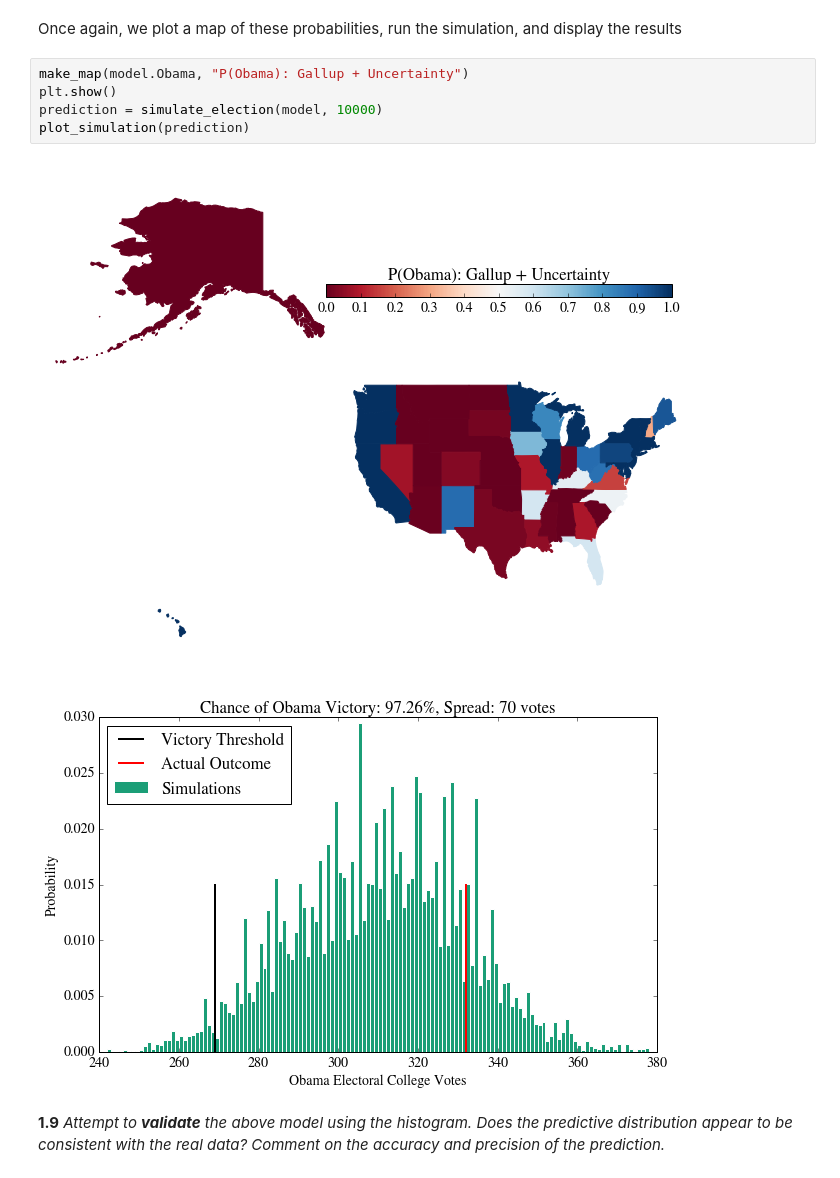
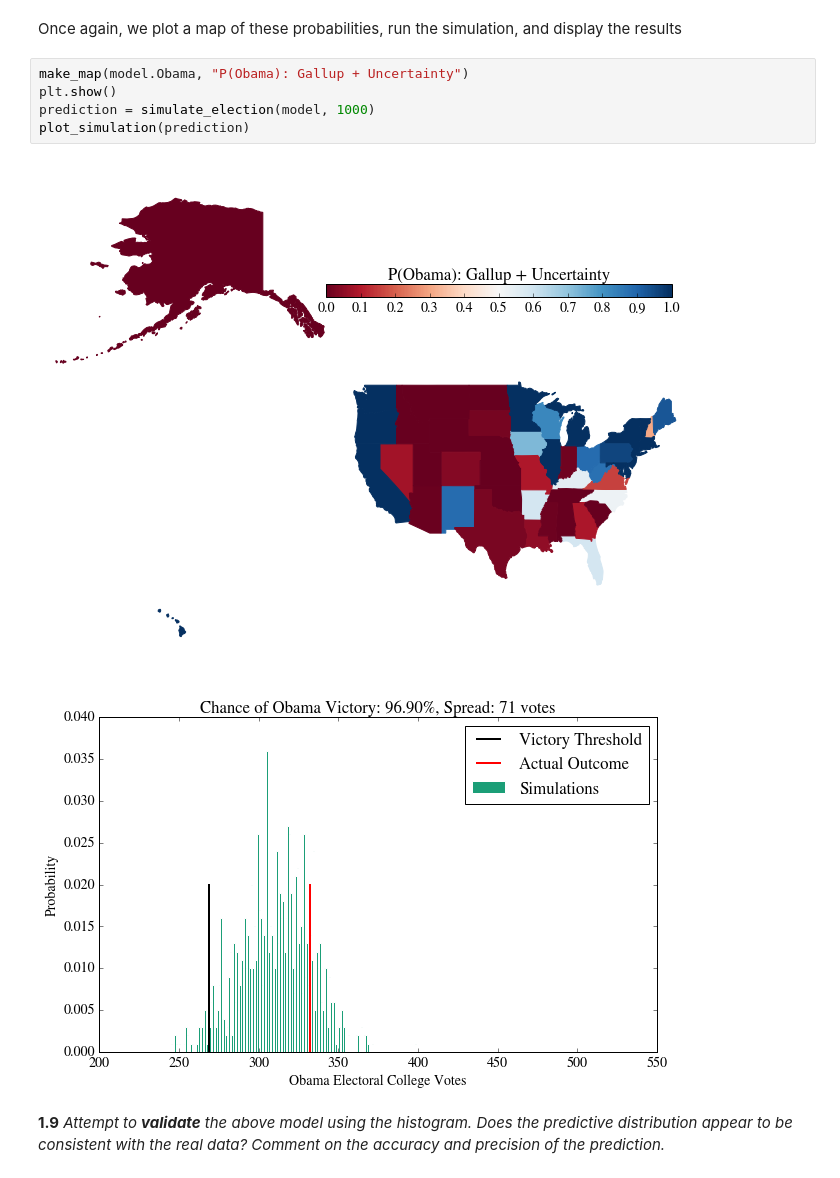
Before and after one commit to hiroshi-ishiiadajar/content, a Jupyter notebook: HW2.ipynb, the cells around one changed output. Drawn from its saved outputs; the diff is of its cells as text.

```diff
--- a/HW2.ipynb
+++ b/HW2.ipynb
@@ -586,11 +583,11 @@ Once again, we plot a map of these probabilities, run the simulation, and displa
 # %%
 make_map(model.Obama, "P(Obama): Gallup + Uncertainty")
 plt.show()
-prediction = simulate_election(model, 10000)
+prediction = simulate_election(model, 1000)
 plot_simulation(prediction)
 # %% [output]
 [figure]
-[figure, old version]
+[figure, new version]
 # %% [markdown]
 **1.9**  *Attempt to **validate** the above model using the histogram. Does the predictive distribution appear to be consistent with the real data? Comment on the accuracy and precision of the prediction.*
 # %% [markdown]
```
Also changed, not shown: parts of 15 cells of this notebook, 1 other file.
